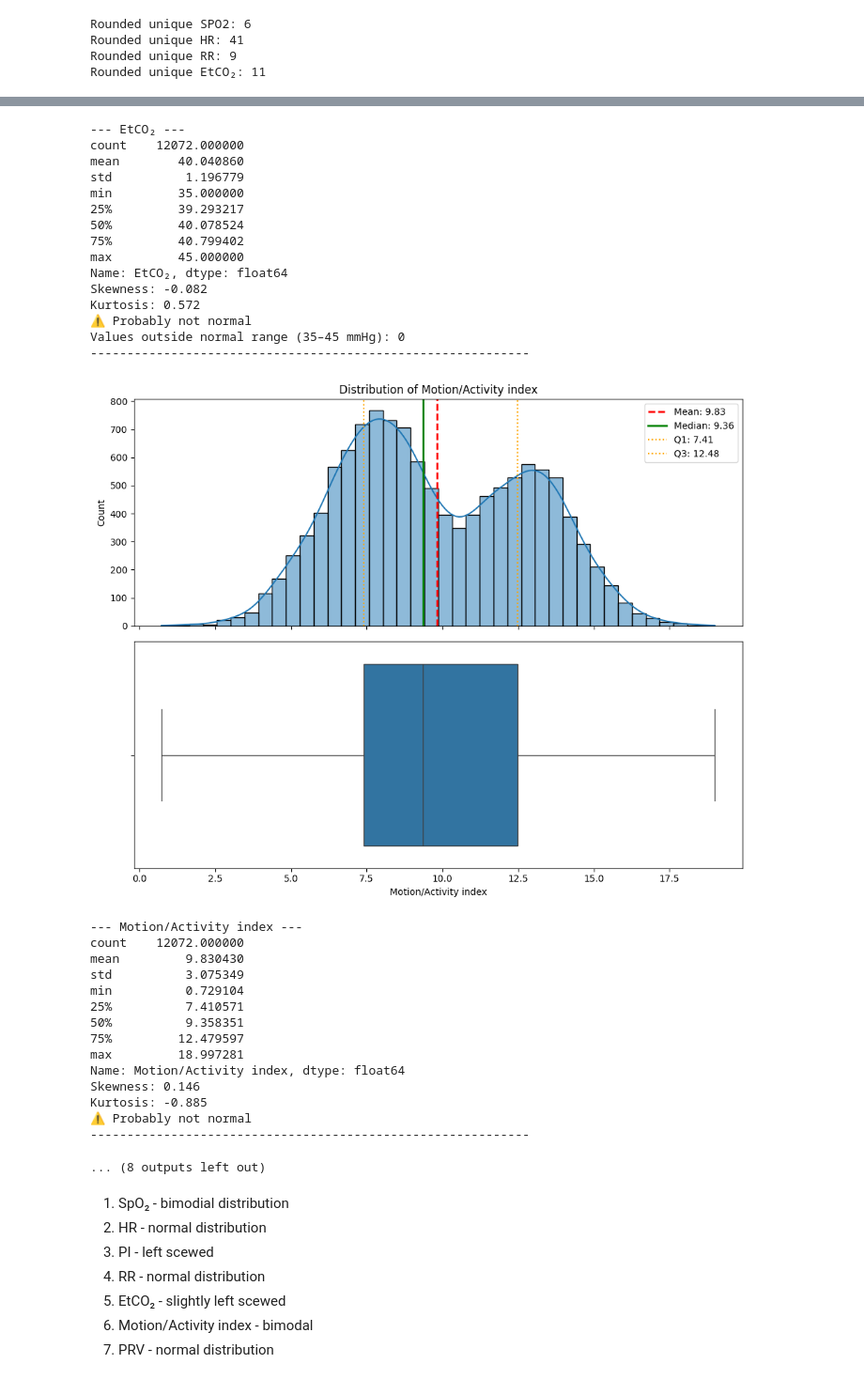
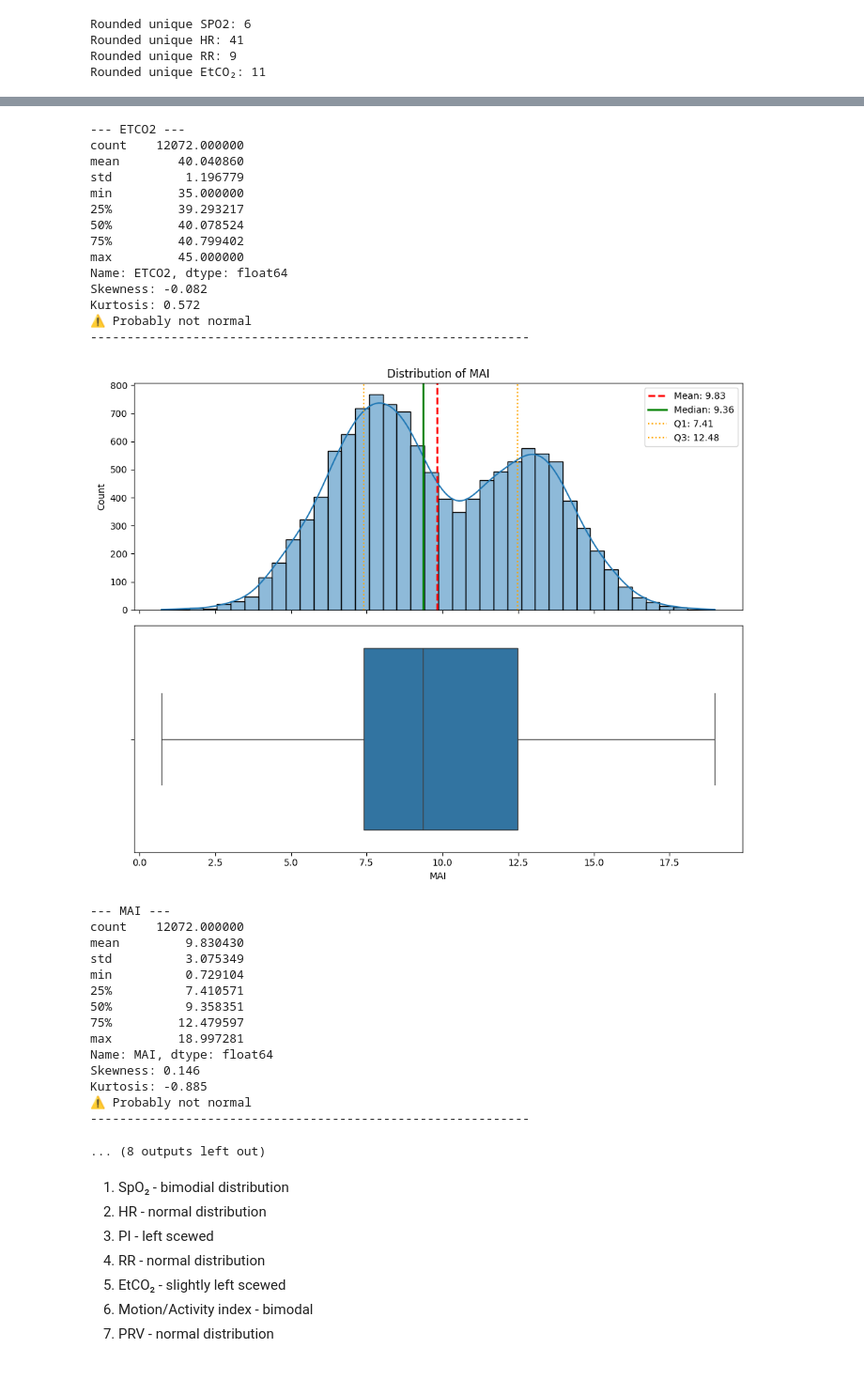
Before and after one commit to Michzru/Critical-oxygen-saturation-estimation, a Jupyter notebook: phase_1.ipynb, the cells around one changed output, grey strips where cells are left out. Shown at 94% size. Saved outputs shown, nothing was run; the diff lists cells and outputs as text; code cells hidden in the pictures.

```diff
--- a/phase_1.ipynb
+++ b/phase_1.ipynb
@@ -613,2 +615,4 @@ Now we can adjust data not to be that precise
+# %%
+dff1 = df1.rename(columns={'SpO₂': 'SPO2', 'EtCO₂': 'ETCO2', 'FiO₂': 'FIO2', 'Skin Temperature': 'ST', 'Motion/Activity index' : 'MAI'})
 # %%
 print("\nColumns in df1:")
@@ -739,18 +691,18 @@ df1[["SpO₂","HR","PI","RR","EtCO₂","Motion/Activity index","PRV","BP","Skin
 # %%
-numeric_cols = ['SpO₂','HR','PI','RR','EtCO₂','Motion/Activity index','PRV','BP','Skin Temperature','CO']
+numeric_cols = ['SPO2','HR','PI','RR','ETCO2','MAI','PRV','BP','ST','CO']
 
 for col in numeric_cols:
     # Create figure with 2 subplots stacked vertically
     fig, (ax1, ax2) = plt.subplots(2, 1, figsize=(10, 8), sharex=True)
 
     # Top plot: Histogram with KDE
-    sns.histplot(df1[col], bins=40, kde=True, ax=ax1)
+    sns.histplot(dff1[col], bins=40, kde=True, ax=ax1)
 
     # Calculate statistics
-    mean_val = df1[col].mean()
-    median_val = df1[col].median()
-    q1 = df1[col].quantile(0.25)
-    q3 = df1[col].quantile(0.75)
+    mean_val = dff1[col].mean()
+    median_val = dff1[col].median()
+    q1 = dff1[col].quantile(0.25)
+    q3 = dff1[col].quantile(0.75)
 
     # Add vertical lines for mean, median, Q1, Q3 on histogram
     ax1.axvline(mean_val, color='red', linestyle='--', linewidth=2, label=f'Mean: {mean_val:.2f}')
@@ -761,20 +713,20 @@ for col in numeric_cols:
     ax1.legend()
 
     # Bottom plot: Boxplot (horizontal)
-    sns.boxplot(x=df1[col], ax=ax2)
+    sns.boxplot(x=dff1[col], ax=ax2)
     ax2.set_xlabel(col)
 
     plt.tight_layout()
     plt.show()
 
-    # Print summary statistics
+    # Print summary statisticsdff1
     print(f"\n--- {col} ---")
-    print(df1[col].describe())
-    print(f"Skewness: {df1[col].skew():.3f}")
-    print(f"Kurtosis: {df1[col].kurt():.3f}")
+    print(dff1[col].describe())
+    print(f"Skewness: {dff1[col].skew():.3f}")
+    print(f"Kurtosis: {dff1[col].kurt():.3f}")
 
     # Normality test
-    stat, p = normaltest(df1[col].dropna())
+    stat, p = normaltest(dff1[col].dropna())
     if p > 0.05:
         print("✅ Probably normal")
     else:
@@ -782,34 +734,33 @@ for col in numeric_cols:
 
     # Range checks
     if col == 'SpO₂':
-        invalid = df1[(df1[col] < 95) | (df1[col] > 100)]
+        invalid = dff1[(dff1[col] < 95) | (dff1[col] > 100)]
         print(f"Values outside normal range (95–100%): {len(invalid)}")
     elif col == 'HR':
-        invalid = df1[(df1[col] < 60) | (df1[col] > 100)]
+        invalid = dff1[(dff1[col] < 60) | (dff1[col] > 100)]
         print(f"Values outside normal range (60–100 bpm): {len(invalid)}")
     elif col == 'RR':
-        invalid = df1[(df1[col] < 12) | (df1[col] > 20)]
+        invalid = dff1[(dff1[col] < 12) | (dff1[col] > 20)]
         print(f"Values outside normal range (12–20 breaths/min): {len(invalid)}")
     elif col == 'BP':
-        invalid = df1[(df1[col] < 90) | (df1[col] > 120)]
+        invalid = dff1[(dff1[col] < 90) | (dff1[col] > 120)]
         print(f"Values outside normal systolic range (90–120 mmHg): {len(invalid)}")
     elif col == 'Skin Temperature':
-        invalid = df1[(df1[col] < 33) | (df1[col] > 38)]
+        invalid = dff1[(dff1[col] < 33) | (dff1[col] > 38)]
         print(f"Values outside normal range (33–38 °C): {len(invalid)}")
     elif col == 'EtCO₂':
-        invalid = df1[(df1[col] < 35) | (df1[col] > 45)]
+        invalid = dff1[(dff1[col] < 35) | (dff1[col] > 45)]
         print(f"Values outside normal range (35–45 mmHg): {len(invalid)}")
     elif col == 'FiO₂':
-        invalid = df1[(df1[col] < 21) | (df1[col] > 100)]
+        invalid = dff1[(dff1[col] < 21) | (dff1[col] > 100)]
         print(f"Values outside normal range (21–100%): {len(invalid)}")
     elif col == 'PI':
-        invalid = df1[(df1[col] < 0.2) | (df1[col] > 20)]
+        invalid = dff1[(dff1[col] < 0.2) | (dff1[col] > 20)]
         print(f"Values outside normal range (0.2–20%): {len(invalid)}")
     elif col == 'PRV':
-        invalid = df1[(df1[col] < 20) | (df1[col] > 200)]
+        invalid = dff1[(dff1[col] < 20) | (dff1[col] > 200)]
         print(f"Values outside normal range (20–200 ms): {len(invalid)}")
     elif col == 'CO':
-        invalid = df1[(df1[col] < 4) | (df1[col] > 8)]
         print(f"Values outside normal range (4–8 L/min): {len(invalid)}")
     print("-" * 60)
 # %% [output]
@@ -863,38 +813,37 @@ Values outside normal range (0.2–20%): 0
 ------------------------------------------------------------
 [figure]
 --- RR ---
 count    12072.000000
 mean        15.626983
 std          0.956935
 min         12.000000
 25%         14.987305
 50%         15.622879
 75%         16.269205
 max         20.000000
 Name: RR, dtype: float64
 Skewness: 0.001
 Kurtosis: -0.012
 ✅ Probably normal
 Values outside normal range (12–20 breaths/min): 0
 ------------------------------------------------------------
 [figure]
---- EtCO₂ ---
+--- ETCO2 ---
 count    12072.000000
 mean        40.040860
 std          1.196779
 min         35.000000
 25%         39.293217
 50%         40.078524
 75%         40.799402
 max         45.000000
-Name: EtCO₂, dtype: float64
+Name: ETCO2, dtype: float64
 Skewness: -0.082
 Kurtosis: 0.572
 ⚠️ Probably not normal
-Values outside normal range (35–45 mmHg): 0
 ------------------------------------------------------------
-[figure, old version]
+[figure, new version]
---- Motion/Activity index ---
+--- MAI ---
 count    12072.000000
 mean         9.830430
 std          3.075349
@@ -903,7 +852,7 @@ min          0.729104
 50%          9.358351
 75%         12.479597
 max         18.997281
-Name: Motion/Activity index, dtype: float64
+Name: MAI, dtype: float64
 Skewness: 0.146
 Kurtosis: -0.885
 ⚠️ Probably not normal
```
Also changed, not shown: parts of 44 cells of this notebook, 1 other file.
